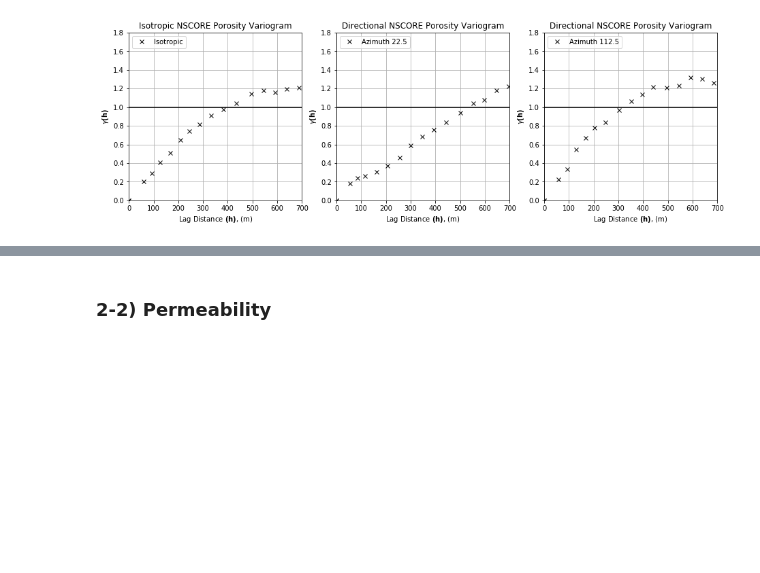
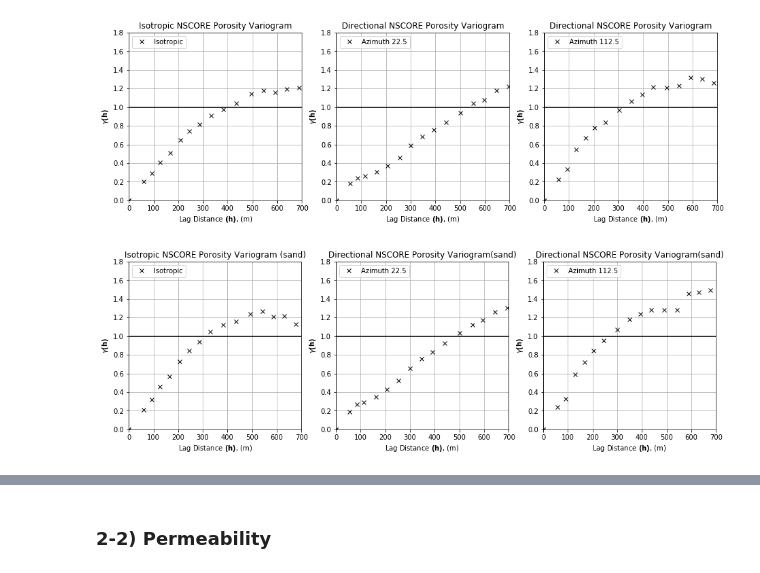
Before and after one commit to sunnylilypi/GS_3, a Jupyter notebook: Team_4_Project_3.ipynb, the cells around one changed output, grey strips where cells are left out. Drawn from its saved outputs; the diff is of its cells as text; code cells hidden in the pictures; blank space fills up the shorter version.

Commit message:
Fix Q2!! by facies

```diff
--- a/Team_4_Project_3.ipynb
+++ b/Team_4_Project_3.ipynb
@@ -76,3 +76,18 @@ geostats.nscore                                         # see the input paramete
 #Transform to Gaussian by Facies
 df_subset['NPor'], tvPor, tnsPor = geostats.nscore(df, 'Porosity') # nscore transform for all facies porosity
 df_subset['NPerm'], tvPermSand, tnsPermSand = geostats.nscore(df, 'Perm')  # nscore transform for all facies permeability
+
+
+
+# Split data frame into two part based on their facies
+df_sand=df_subset.loc[(df_subset['Facies']==1)]
+df_shale=df_subset.loc[(df_subset['Facies']==0)]
+
+
+df_sand['NPor'], tvPor, tnsPor = geostats.nscore(df_sand, 'Porosity') # nscore transform for all facies porosity
+df_sand['NPerm'], tvPermSand, tnsPermSand = geostats.nscore(df_sand, 'Perm')  # nscore transform for all facies permeability
+
+
+
+df_shale['NPor'], tvPor, tnsPor = geostats.nscore(df_shale, 'Porosity') # nscore transform for all facies porosity
+df_shale['NPerm'], tvPermSand, tnsPermSand = geostats.nscore(df_shale, 'Perm')  # nscore transform for all facies permeability
@@ -448,3 +479,55 @@ plt.subplots_adjust(left=0.0, bottom=0.0, right=2.0, top=4.2, wspace=0.2, hspace
 plt.show()
 # %% [output]
 [figure]
+# %%
+## This is for sand porosity
+
+# Isotropic Variogram
+tmin = -9999.; tmax = 9999.                             # no trimming
+lag_dist = 50.0; lag_tol = 100.0; nlag = 20;            # maximum lag is 700m and tolerance > 1/2 lag distance for smoothing
+bandh = 300; atol = 90                             # no bandwidth, directional variograms
+isill = 1                                               # standardize sill
+azi_mat = [0]           # directions in azimuth to consider
+
+# Arrays to store the results
+lag = np.zeros((len(azi_mat),nlag+2)); gamma = np.zeros((len(azi_mat),nlag+2)); npp = np.zeros((len(azi_mat),nlag+2));
+iazi=0;
+lag[iazi,:], gamma[iazi,:], npp[iazi,:] = geostats.gamv(df_sand,"X","Y","NPor",tmin,tmax,lag_dist,lag_tol,nlag,azi_mat[iazi],atol,bandh,isill)
+plt.subplot(4,3,1)
+plt.plot(lag[iazi,:],gamma[iazi,:],'x',color = 'black',label = 'Isotropic')
+plt.plot([0,2000],[1.0,1.0],color = 'black')
+plt.xlabel(r'Lag Distance $\bf(h)$, (m)')
+plt.ylabel(r'$\gamma \bf(h)$')
+plt.title('Isotropic NSCORE Porosity Variogram (sand)')
+plt.xlim([0,700])
+plt.ylim([0,1.8])
+plt.legend(loc='upper left')
+plt.grid(True)
+
+# Anisotropic Variogram
+tmin = -9999.; tmax = 9999.                             # no trimming
+lag_dist = 50.0; lag_tol = 100.0; nlag = 20;            # maximum lag is 700m and tolerance > 1/2 lag distance for smoothing
+bandh = 300; atol = 22.5                             # no bandwidth, directional variograms
+isill = 1                                               # standardize sill
+azi_mat = [22.5,112.5]           # directions in azimuth to consider
+
+# Arrays to store the results
+lag = np.zeros((len(azi_mat),nlag+2)); gamma = np.zeros((len(azi_mat),nlag+2)); npp = np.zeros((len(azi_mat),nlag+2));
+
+for iazi in range(0,len(azi_mat)):                      # Loop over all directions
+    lag[iazi,:], gamma[iazi,:], npp[iazi,:] = geostats.gamv(df_sand,"X","Y","NPor",tmin,tmax,lag_dist,lag_tol,nlag,azi_mat[iazi],atol,bandh,isill)
+    plt.subplot(4,3,iazi+1+1)
+    plt.plot(lag[iazi,:],gamma[iazi,:],'x',color = 'black',label = 'Azimuth ' +str(azi_mat[iazi]))
+    plt.plot([0,2000],[1.0,1.0],color = 'black')
+    plt.xlabel(r'Lag Distance $\bf(h)$, (m)')
+    plt.ylabel(r'$\gamma \bf(h)$')
+    plt.title('Directional NSCORE Porosity Variogram(sand)')
+    plt.xlim([0,700])
+    plt.ylim([0,1.8])
+    plt.legend(loc='upper left')
+    plt.grid(True)
+
+plt.subplots_adjust(left=0.0, bottom=0.0, right=2.0, top=4.2, wspace=0.2, hspace=0.3)
+plt.show()
+# %% [output]
+[figure, added]
```
Also changed, not shown: parts of 14 cells of this notebook.
